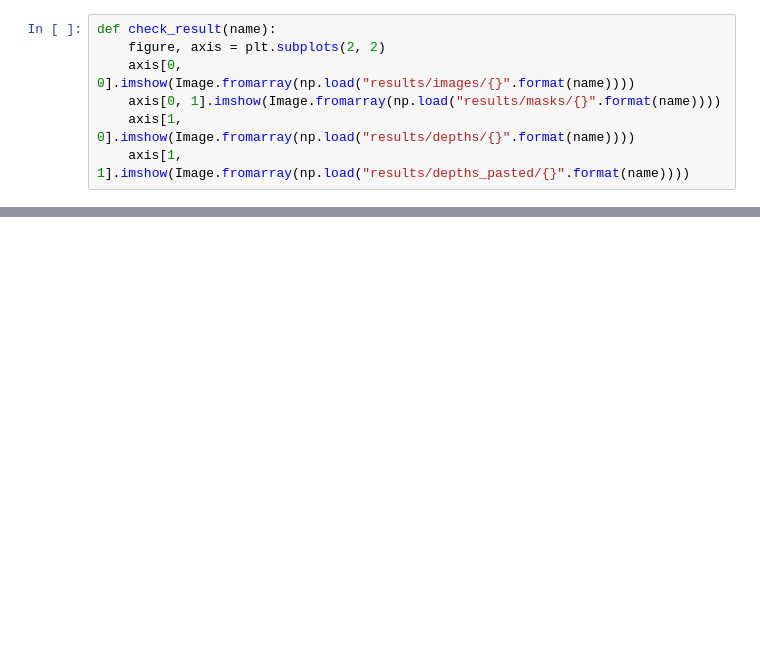
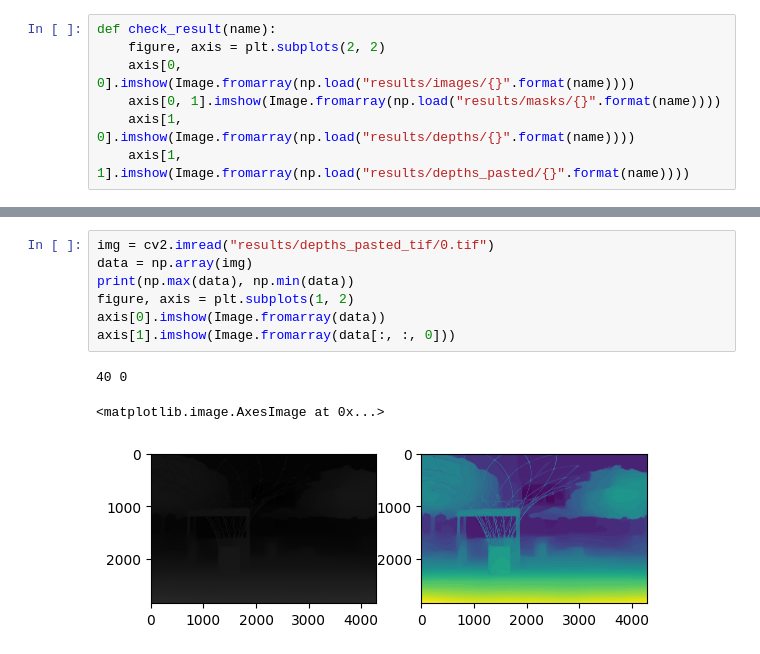
Before and after one commit to icel11/projetCanopee, a Jupyter notebook: Data generator.ipynb, the cells around one changed output, grey strips where cells are left out. Cells and saved outputs as stored; diff of their text form; blank space fills up the shorter version.

Commit message:
Updated data base creator file

```diff
--- a/Data generator.ipynb
+++ b/Data generator.ipynb
@@ -216,0 +313,11 @@ print(depth.max(), depth.min(), depth_pasted.max(), depth_pasted.min())
+# %%
+img = cv2.imread("results/depths_pasted_tif/0.tif")
+data = np.array(img)
+print(np.max(data), np.min(data))
+figure, axis = plt.subplots(1, 2)
+axis[0].imshow(Image.fromarray(data))
+axis[1].imshow(Image.fromarray(data[:, :, 0]))
+# %% [output]
+40 0
+<matplotlib.image.AxesImage at 0x...>
+[figure, added]
```
Also changed, not shown: parts of 17 cells of this notebook.
